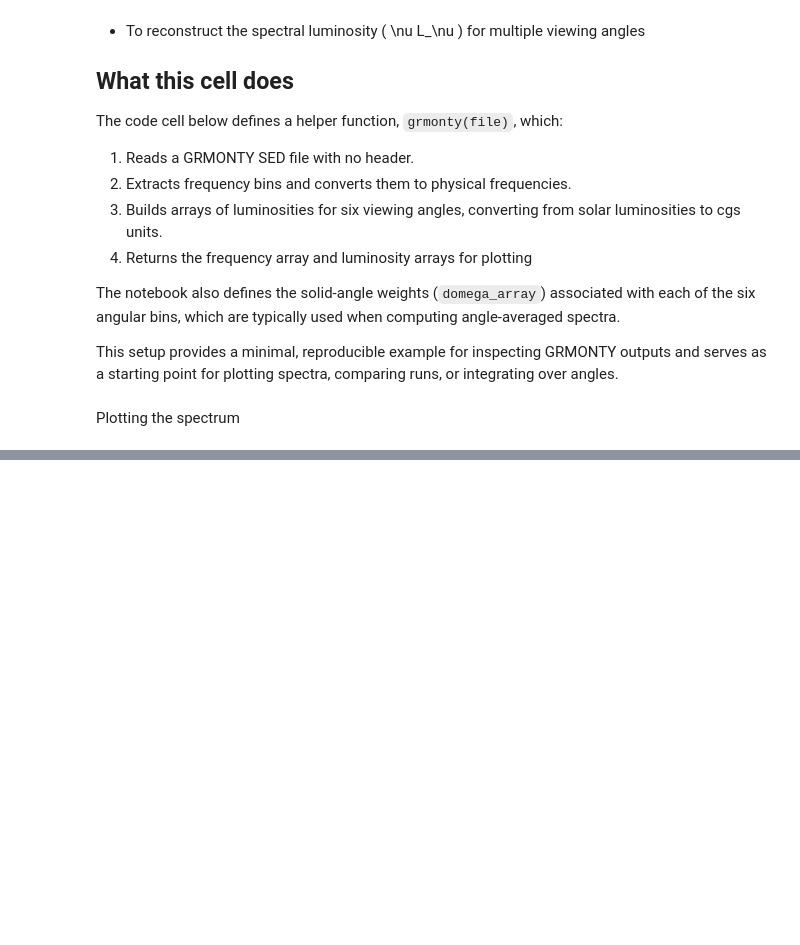
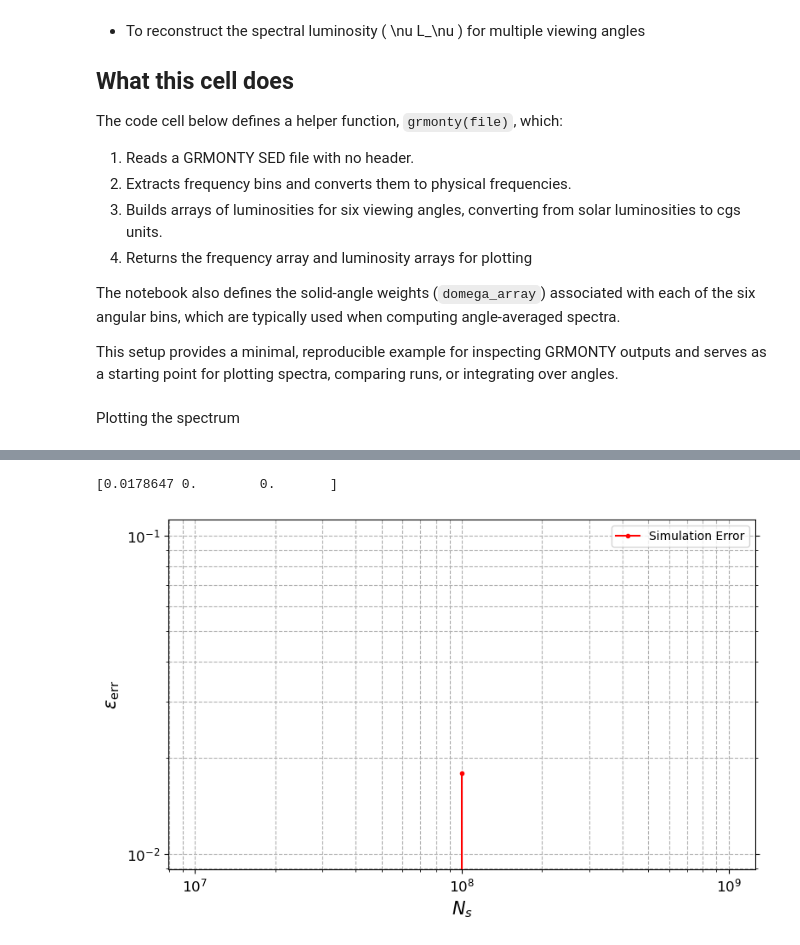
Before and after one commit to black-hole-group/gpumonty, a Jupyter notebook: python/sphere_example.ipynb, the cells around one changed output, grey strips where cells are left out. Saved outputs shown, nothing was run; the diff lists cells and outputs as text; code cells hidden in the pictures; blank space fills up the shorter version.

```diff
--- a/python/sphere_example.ipynb
+++ b/python/sphere_example.ipynb
@@ -295,0 +304,58 @@ plt.show()
+# %%
+import numpy as np
+import matplotlib.pyplot as plt
+
+fig, ax3 = plt.subplots(figsize=(8, 5))
+
+# xdata = [1e3, 1e4, 1e5, 1e6, 1e7,1e8][-1:]
+xdata = [1e8,1e8,1e8]
+# epsilon = np.zeros(len(xdata))
+y_simdata_arr = np.zeros((7, 2500))
+
+# Index cutoff for the error calculation at nu = 1e15
+# nuindex = 1591
+nuindex = nu_1e15_ind
+
+files = ["../output/sphere_thin_1e8.spec","../output/sphere_thin_x1_16k.spec","../output/sphere_thin_x1_32k.spec"]
+epsilon = np.zeros(len(files))
+# for i, Ns in enumerate(xdata):
+for file in files:
+    Ns = 1e8
+    exponent = int(np.log10(Ns))
+
+    # filepath = f'../output/sphere_thin_1e{exponent}.spec'
+    filepath=file
+    nu, nuLnu, tauabs, domega_array = grmonty(filepath)
+
+    y_simdata_arr[i] = (nuLnu * domega_array[:, None] / (4 * np.pi)).sum(0)
+
+    term = (np.abs(y_simdata_arr[i, :nuindex] - y_analyticdata[:nuindex]) * 0.01 / y_analyticdata[:nuindex])
+    epsilon[i] = (1 / np.log(1e16 / 1e8)) * term.sum()
+print(epsilon)
+
+
+ax3.plot(xdata, epsilon, linestyle='-', marker='o', color='r', markersize=3, label='Simulation Error')
+
+x_ref = np.logspace(3, 8, 100)
+# ax3.plot(x_ref, epsilon[0] * np.sqrt(x_ref[0])/np.sqrt(x_ref), label=r'$y \propto N_s^{-1/2}$', linestyle='--', color='blue')
+
+ax3.set_xlabel(r'$N_s$', fontsize=15)
+ax3.set_ylabel(r'$\epsilon_{\rm err}$', fontsize=15)
+
+ax3.set_xscale('log')
+ax3.set_yscale('log')
+
+# ax3.set_xlim(1e3, 1e8)
+# ax3.set_ylim(1e-4, 2)
+
+ax3.grid(True, which="both", ls="--")
+ax3.tick_params(axis='both', which='major', labelsize=12)
+ax3.yaxis.set_ticks_position('both')
+
+ax3.legend()
+
+plt.tight_layout()
+plt.show()
+# %% [output]
+[0.0178647 0.        0.       ]
+[figure, added]
```
Also changed, not shown: parts of 2 cells of this notebook, 5 other files.
